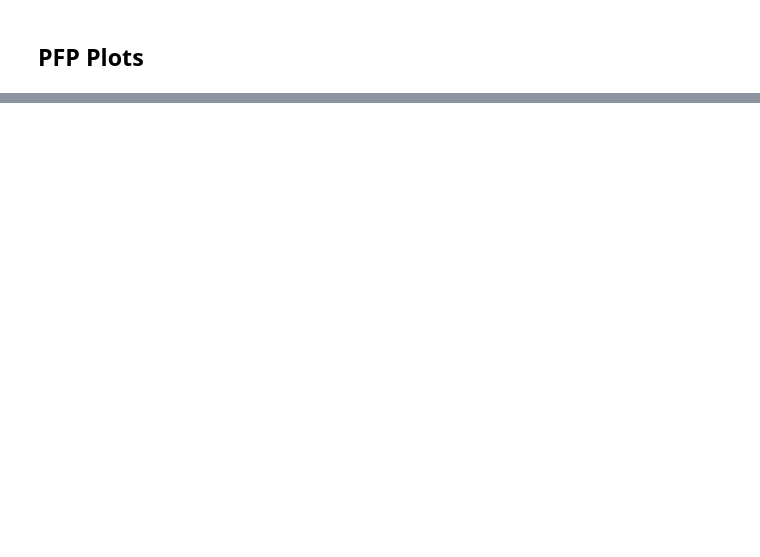
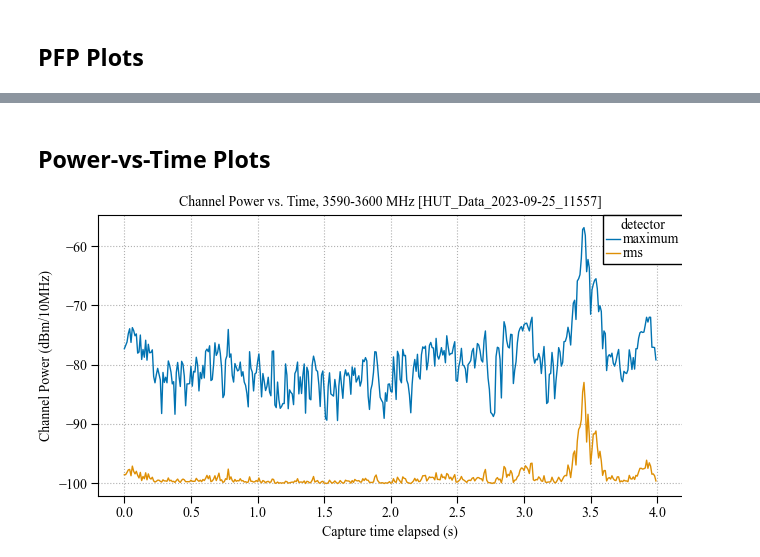
Before and after one commit to usnistgov/nasctn-sea-ingest, a Jupyter notebook: demos/seamf_quickplot.ipynb, the cells around one changed output, grey strips where cells are left out. Drawn from its saved outputs; the diff is of its cells as text; code cells hidden in the pictures; blank space fills up the shorter version.

```diff
--- a/demos/seamf_quickplot.ipynb
+++ b/demos/seamf_quickplot.ipynb
@@ -168,0 +175,18 @@ fig, ax = plt.subplots()
+# %% [markdown]
+## Power-vs-Time Plots
+# %%
+# Select a channel by its center frequency (MHz) here
+cf = 3595
+
+fig, ax = plt.subplots()
+
+
+(
+    dfs["pvt"]
+    .loc(axis=0)[:, cf * 1e6]
+    .droplevel(["datetime", "frequency"])
+    .T
+    .plot(ax=ax, ylabel="Channel Power (dBm/10MHz)", title=f"Channel Power vs. Time, {cf-5}-{cf+5} MHz [{fname}]")
+);
+# %% [output]
+[figure, added]
```
Also changed, not shown: parts of 4 cells of this notebook.
